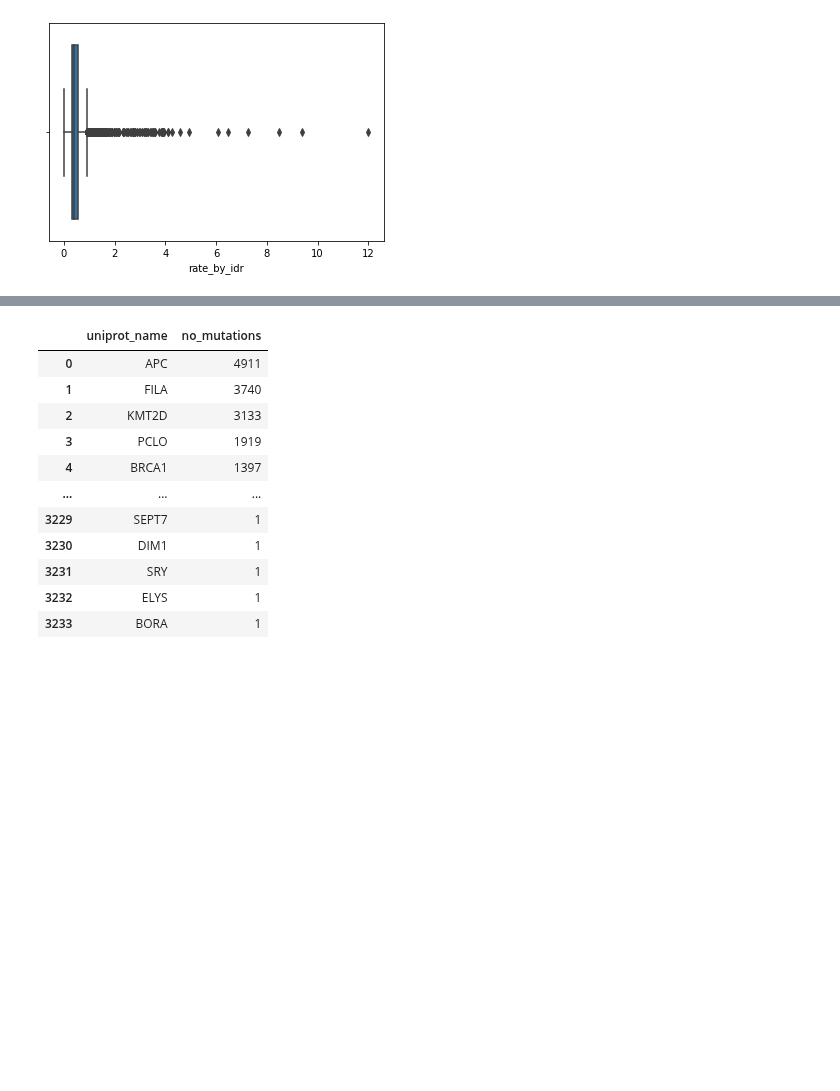
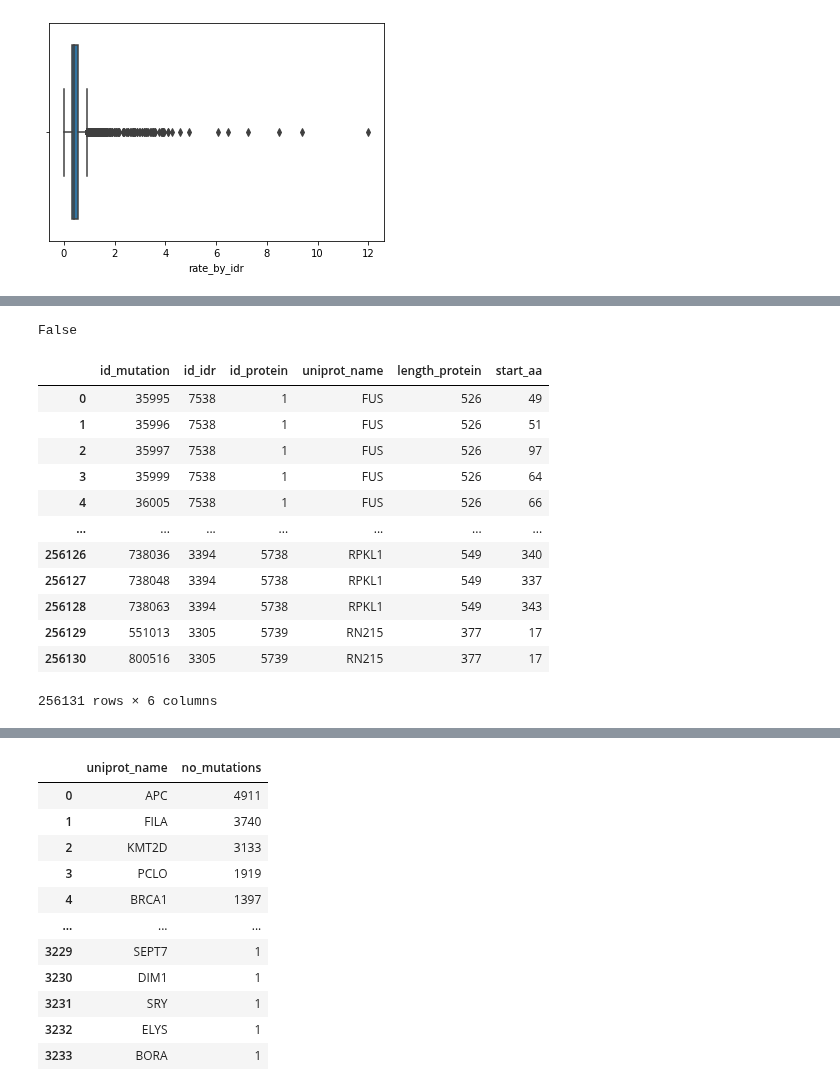
Before and after one commit to alvaro-2/mutations, a Jupyter notebook: scripts/training_idpfun_unsam/training_bootcamp.ipynb, the cells around one changed output, grey strips where cells are left out. Drawn from its saved outputs; the diff is of its cells as text; code cells hidden in the pictures; blank space fills up the shorter version.

Commit message:
script for analysis of mutations in IDRs

```diff
--- a/scripts/training_idpfun_unsam/training_bootcamp.ipynb
+++ b/scripts/training_idpfun_unsam/training_bootcamp.ipynb
@@ -12,7 +12,7 @@ os.getcwd()
 # Load data
 protein = pd.read_csv('../../db_tables/protein.tsv', sep= '\t')
 disorder_region = pd.read_csv('../../db_tables/disorder_region.tsv', sep= '\t')
-mutation = pd.read_csv('../../db_tables/mutation.tsv', sep='\t')
+mutation = pd.read_csv('../../db_tables/mutation_new.tsv.gz', compression= 'gzip', sep='\t')
 mutation_has_disorder_region = pd.read_csv('../../db_tables/mutation_has_disorder_region.tsv', sep='\t')
 # %%
 # Drop "_HUMAN"
@@ -259,0 +250,4 @@ plt.show()
+# %%
+# Traer la posicion de los aa mutados
+dis_mutations_aa = mutation[['id_mutation', 'start_aa']][mutation[['id_mutation', 'start_aa']].id_mutation.isin(mutation_has_disorder_region.id_mutation)]
+dis_mutations_aa
@@ -259,0 +268,22 @@ plt.show()
+# %%
+dis_mutations_aa.duplicated().any()
+# %% [output]
+False
+# %%
+# merge position of the mutated aa
+dis_mutations = mutation_has_disorder_region.merge(dis_mutations_aa, how='left')
+dis_mutations
+# %% [output]
+|  | id_mutation | id_idr | id_protein | uniprot_name | length_protein | start_aa |
+| 0 | 35995 | 7538 | 1 | FUS | 526 | 49 |
+| 1 | 35996 | 7538 | 1 | FUS | 526 | 51 |
+| 2 | 35997 | 7538 | 1 | FUS | 526 | 97 |
+| 3 | 35999 | 7538 | 1 | FUS | 526 | 64 |
+| 4 | 36005 | 7538 | 1 | FUS | 526 | 66 |
+| ... | ... | ... | ... | ... | ... | ... |
+| 256126 | 738036 | 3394 | 5738 | RPKL1 | 549 | 340 |
+| 256127 | 738048 | 3394 | 5738 | RPKL1 | 549 | 337 |
+| 256128 | 738063 | 3394 | 5738 | RPKL1 | 549 | 343 |
+| 256129 | 551013 | 3305 | 5739 | RN215 | 377 | 17 |
+| 256130 | 800516 | 3305 | 5739 | RN215 | 377 | 17 |
+256131 rows × 6 columns
```
Also changed, not shown: parts of 6 cells of this notebook.
